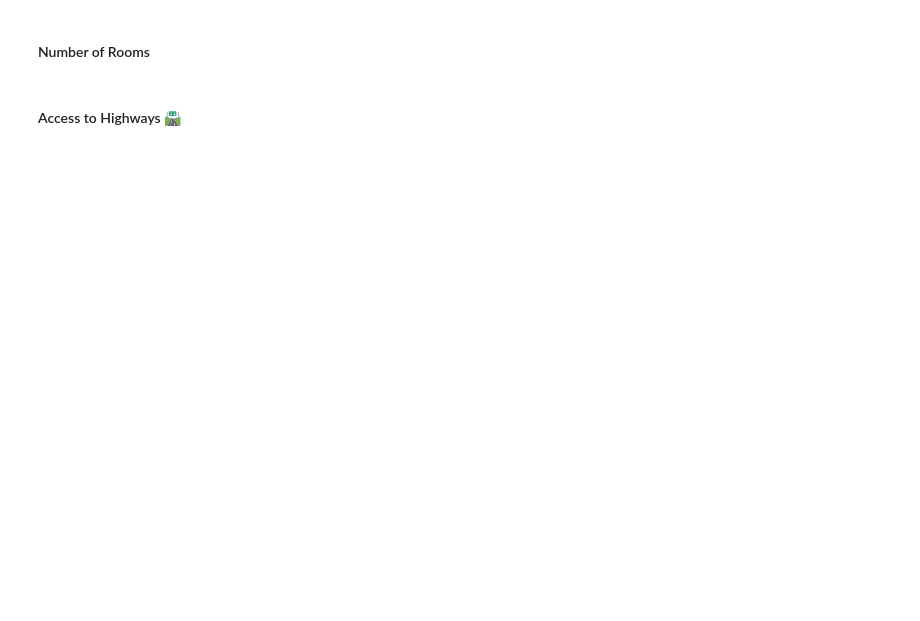
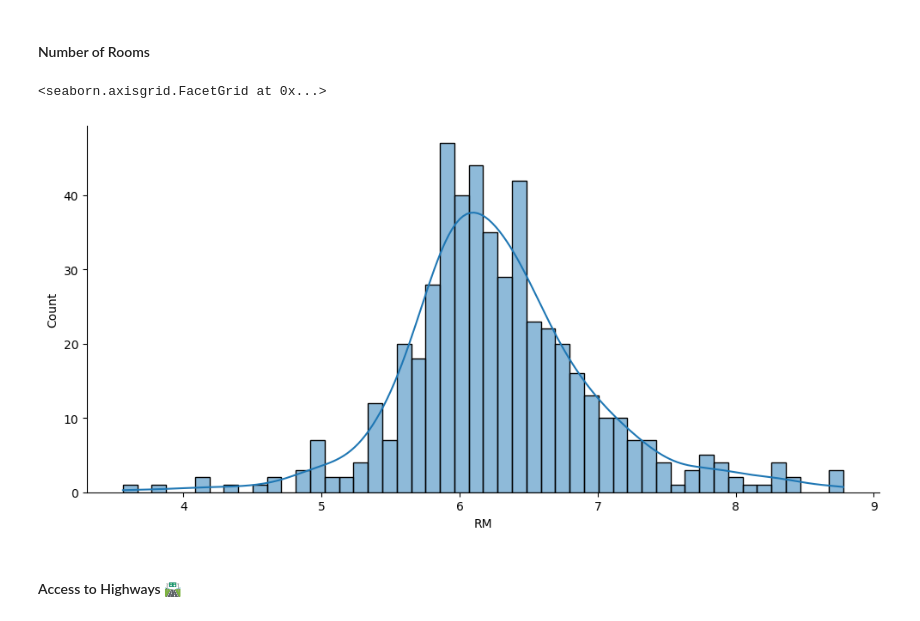
Before and after one commit to liamfrager/Python-Practice, a Jupyter notebook: 81 Multivariable Regression/Multivariable_Regression_and_Valuation_Model_(start).ipynb, the cells around one changed output. Drawn from its saved outputs; the diff is of its cells as text; code cells hidden in the pictures; blank space fills up the shorter version.

```diff
--- a/81 Multivariable Regression/Multivariable_Regression_and_Valuation_Model_(start).ipynb
+++ b/81 Multivariable Regression/Multivariable_Regression_and_Valuation_Model_(start).ipynb
@@ -115,4 +170,14 @@ What do you notice in the distributions of the data?
 # %% [markdown]
 #### Number of Rooms
+# %%
+sns.displot(
+    data.RM,
+    kde=True,
+    aspect=2,
+    bins=50
+)
+# %% [output]
+<seaborn.axisgrid.FacetGrid at 0x...>
+[figure, added]
 # %% [markdown]
 #### Access to Highways 🛣
```
Also changed, not shown: parts of 37 cells of this notebook.
